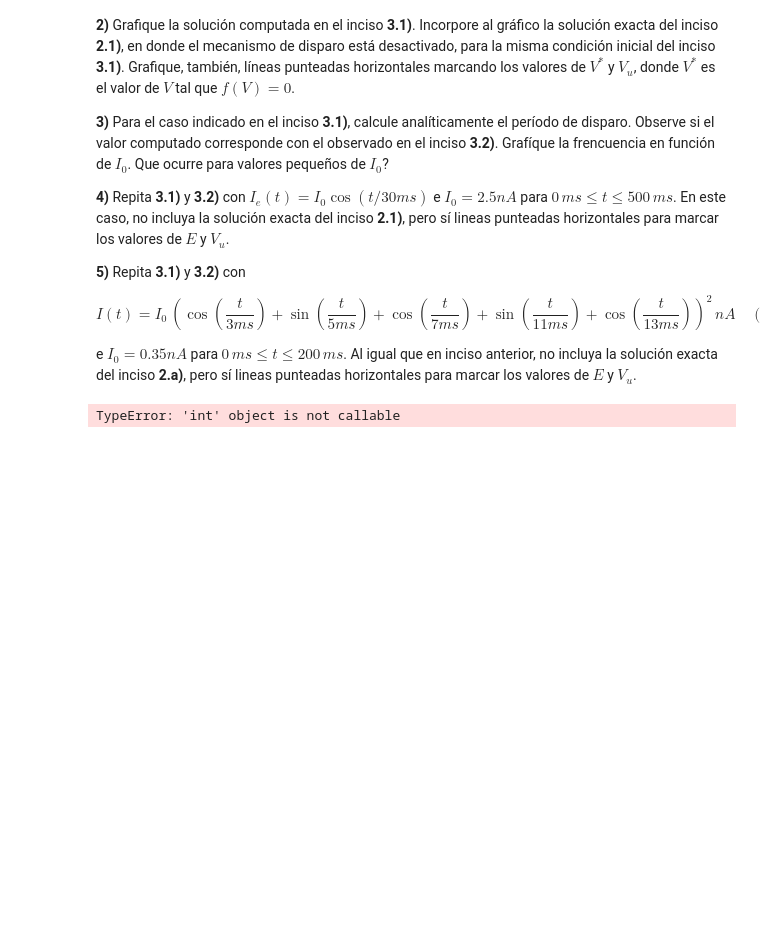
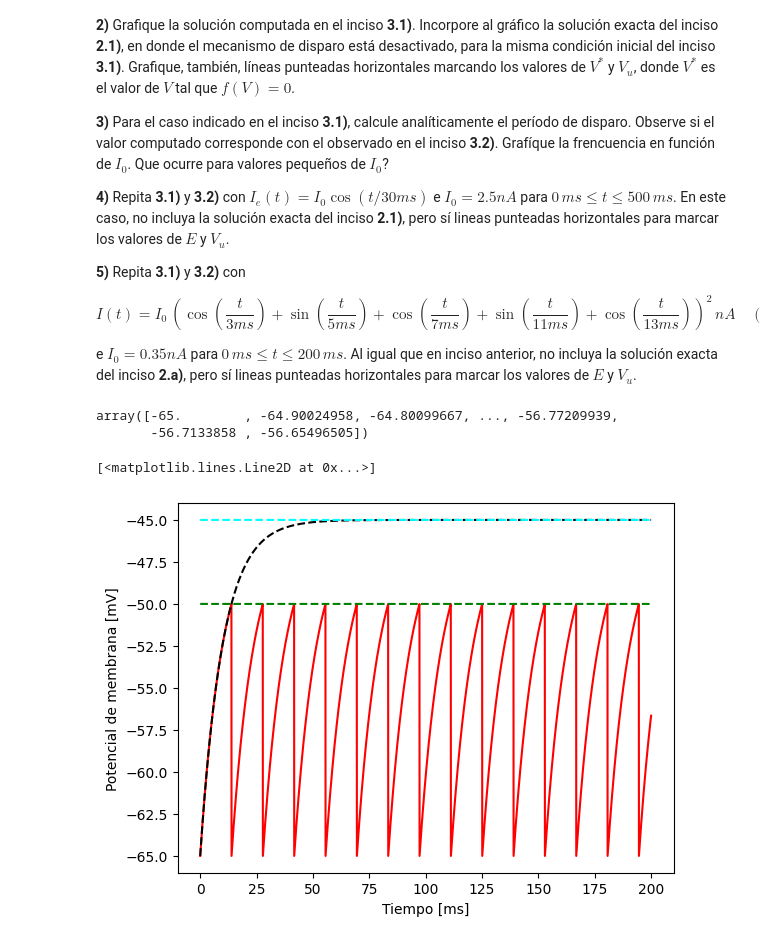
Before and after one commit to marcos626/Redes_neuronales, a Jupyter notebook: redes-neuronales-2024-guia-5.ipynb, the cells around one changed output. Drawn from its saved outputs; the diff is of its cells as text; code cells hidden in the pictures; blank space fills up the shorter version.

```diff
--- a/redes-neuronales-2024-guia-5.ipynb
+++ b/redes-neuronales-2024-guia-5.ipynb
@@ -347,6 +347,11 @@ E = -65  # mV
 tau = 10  # ms
 V0 = 10  # mV
 Vu = -50  # mV
+R = 10  # Mohms
+
+#Tuve que agregar la definición de la función I, no está en la notebook del profe
+def I(t):
+  return 2  # nA
 
 p = [E,tau,R,I,Vu]
 
@@ -387,7 +392,7 @@ def c(x,t,p):
   #I   = p[3]
   Vu  = p[4]
   if V>Vu:
-    V=E
+      V=E
   return np.array([V])
 # %%
 a = 0  # ms
@@ -396,7 +401,26 @@ xa = np.array([E])
 h = 0.05  # ms
 k = int((b-a)/h)
 # %%
-t,W = integrador_ode(rk4,f,xa,a,b,k,p,c=c)
-W[0,:]
+t,w = integrador_ode(rk4,f,xa,a,b,k,p,c=c)
+w[0,:]
 # %% [output]
-TypeError: 'int' object is not callable
+array([-65.        , -64.90024958, -64.80099667, ..., -56.77209939,
+       -56.7133858 , -56.65496505])
+# %%
+# 3.2)
+V0 = E
+Vfix = E+I(0)*R
+def Vex(t):
+    return Vfix+(V0-Vfix)*np.exp(-t/tau)
+# %%
+plt.xlabel('Tiempo [ms]')
+plt.ylabel('Potencial de membrana [mV]')
+valores_t=t
+valores_V=w[0,:]
+plt.plot(valores_t,valores_V,label = "con disparo", linestyle = '-', c = 'red')
+plt.plot(valores_t,np.vectorize(Vex)(valores_t),label = "sin disparo", linestyle = '--', c = 'black')
+plt.plot(valores_t,[Vfix]*len(valores_t),label = "$V^*$", linestyle = '--', c = 'cyan')
+plt.plot(valores_t,[Vu]*len(valores_t),label = "$V_u$", linestyle = '--', c = 'green')
+# %% [output]
+[<matplotlib.lines.Line2D at 0x...>]
+[figure, added]
```
